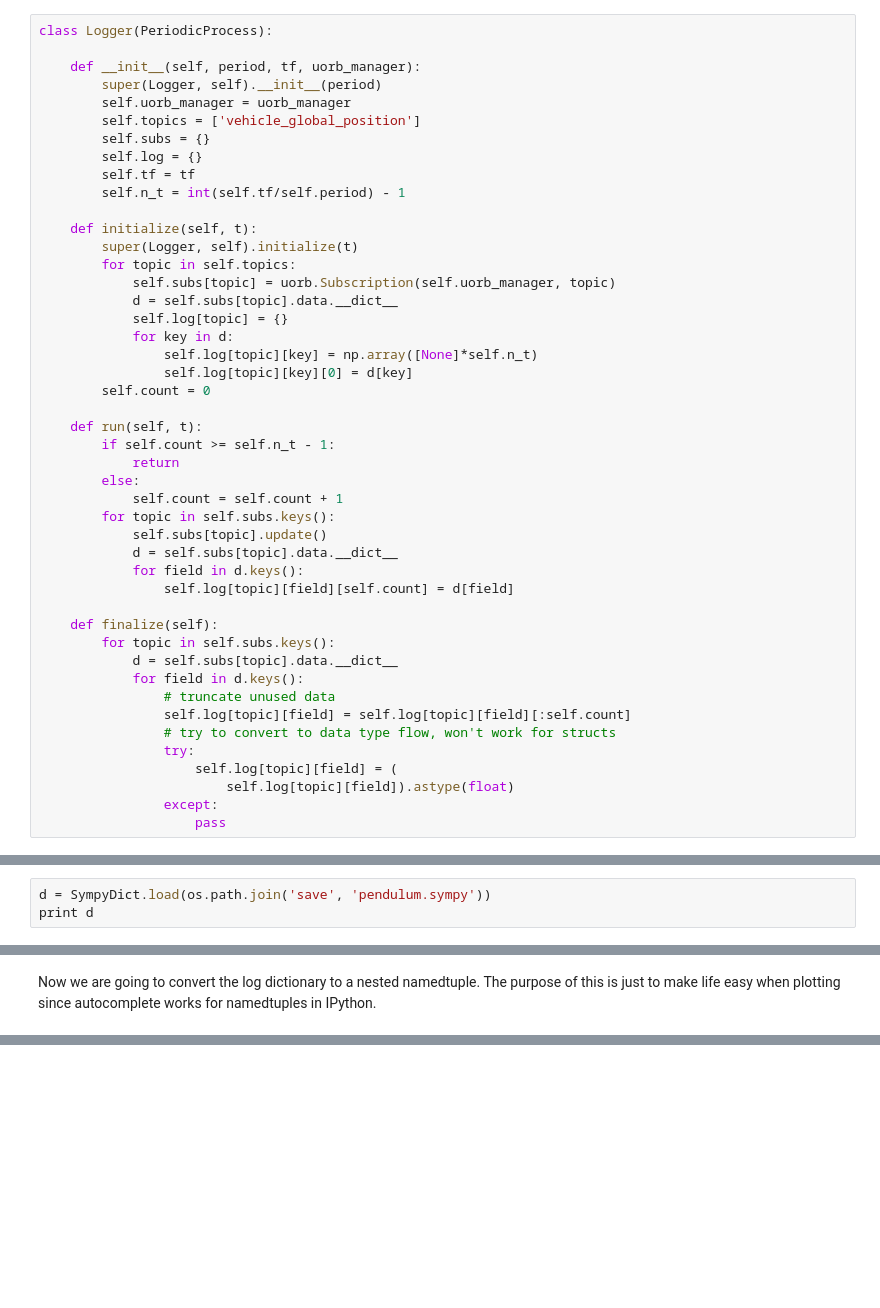
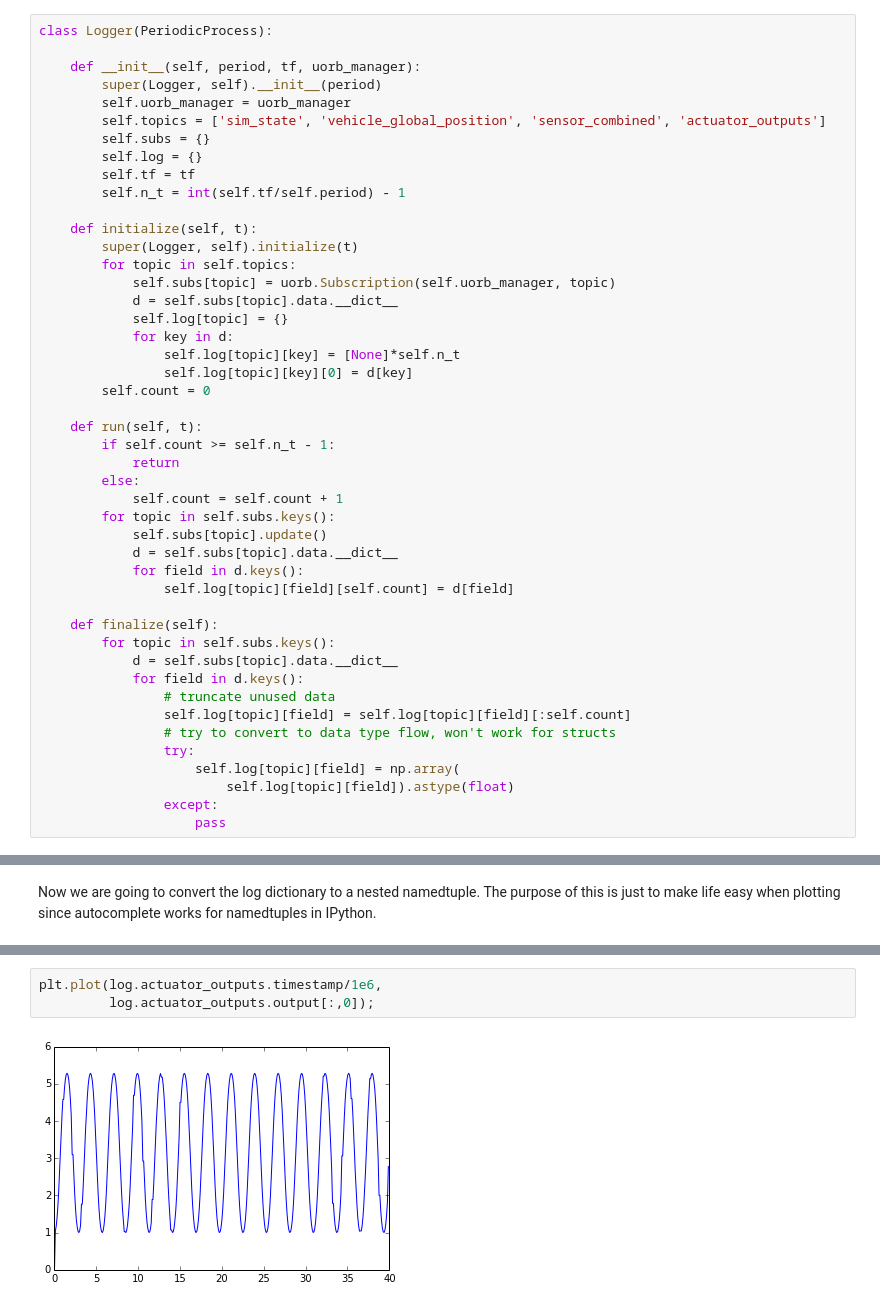
Before and after one commit to jgoppert/PX4-SIL, a Jupyter notebook: PeriodicSim.ipynb, the cells around one changed output, grey strips where cells are left out. Drawn from its saved outputs; the diff is of its cells as text; blank space fills up the shorter version.

```diff
--- a/PeriodicSim.ipynb
+++ b/PeriodicSim.ipynb
@@ -56,7 +126,7 @@ class Logger(PeriodicProcess):
     def __init__(self, period, tf, uorb_manager):
         super(Logger, self).__init__(period)
         self.uorb_manager = uorb_manager
-        self.topics = ['vehicle_global_position']
+        self.topics = ['sim_state', 'vehicle_global_position', 'sensor_combined', 'actuator_outputs']
         self.subs = {}
         self.log = {}
         self.tf = tf
@@ -69,7 +139,7 @@ class Logger(PeriodicProcess):
             d = self.subs[topic].data.__dict__
             self.log[topic] = {}
             for key in d:
-                self.log[topic][key] = np.array([None]*self.n_t)
+                self.log[topic][key] = [None]*self.n_t
                 self.log[topic][key][0] = d[key]
         self.count = 0
 
@@ -92,7 +162,7 @@ class Logger(PeriodicProcess):
                 self.log[topic][field] = self.log[topic][field][:self.count]
                 # try to convert to data type flow, won't work for structs
                 try:
-                    self.log[topic][field] = (
+                    self.log[topic][field] = np.array(
                         self.log[topic][field]).astype(float)
                 except:
                     pass
@@ -138,3 +168,0 @@ class PendulumDynamics(PeriodicProcess):
-# %%
-d = SympyDict.load(os.path.join('save', 'pendulum.sympy'))
-print d
@@ -188,0 +214,5 @@ plt.plot(log.vehicle_global_position.timestamp/1e6,
+# %%
+plt.plot(log.actuator_outputs.timestamp/1e6,
+         log.actuator_outputs.output[:,0]);
+# %% [output]
+[figure, added]
```
Also changed, not shown: parts of 10 cells of this notebook, 2 other files.
